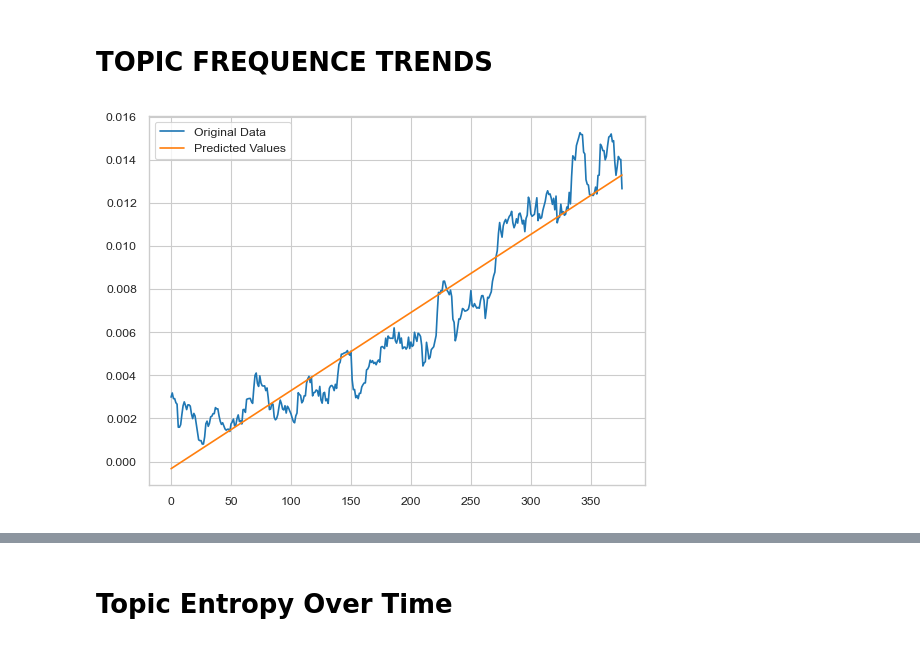
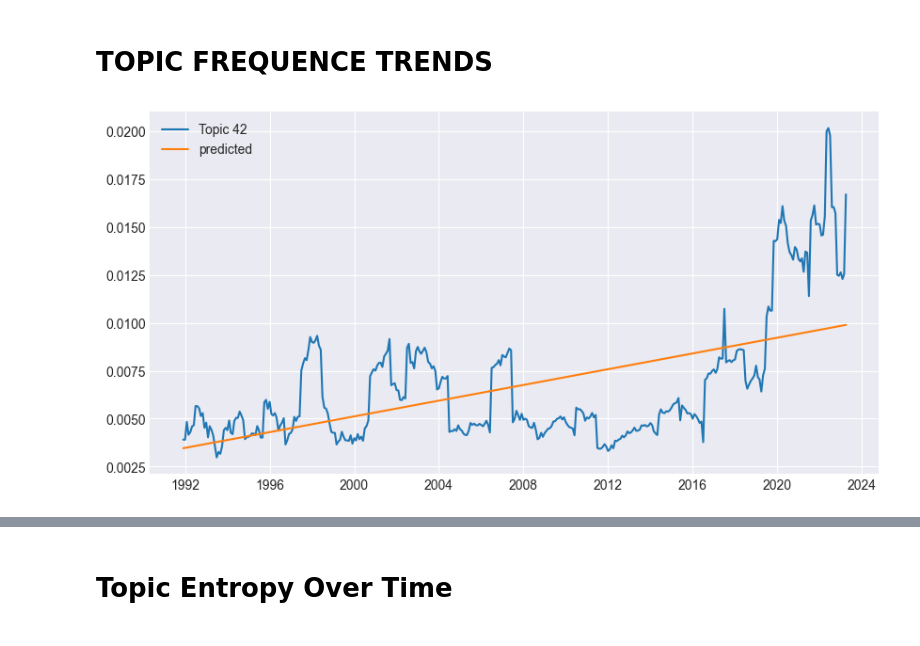
Before and after one commit to vitorbborges/monografia-PET22, a Jupyter notebook: Topic Trends.ipynb, the cells around one changed output, grey strips where cells are left out. Drawn from its saved outputs; the diff is of its cells as text; code cells hidden in the pictures.

```diff
--- a/Topic Trends.ipynb
+++ b/Topic Trends.ipynb
@@ -4,17 +4,20 @@ warnings.filterwarnings("ignore")
 
 from gensim.models import ldamodel
 
-from datetime import datetime
+from datetime import datetime, timedelta
 import numpy as np
 import pandas as pd
 from tqdm import tqdm
 from scipy.stats import entropy
+import ruptures as rpt
 
 import statsmodels.api as sm
 import matplotlib.pyplot as plt
 import seaborn as sns
 %matplotlib inline
-sns.set_style('whitegrid')
-sns.set_context('paper')
+plt.tight_layout()
+plt.style.use('seaborn-v0_8-darkgrid')
+
+plt.rcParams['figure.figsize'] = (10, 5)
 
 from utils import dataset, load_bow
@@ -56,5 +48,5 @@ def get_topics(bow):
     return model.get_document_topics(model.id2word.doc2bow(bow), minimum_probability=0)
 venues['LDA Distribution'] = venues['Abstract Lemmatized'].apply(lambda x: get_topics(x))
 # %%
-df = venues[['Date', 'LDA Distribution']]
+df = venues[['Date', 'Venue', 'LDA Distribution']]
 date_dict = {pd.Timestamp(i): (df['Date'][df['Date'] == i].index[0], df['Date'][df['Date'] == i].index[-1]) for i in df['Date'].unique()}
@@ -63,19 +76,24 @@ date_dict = {pd.Timestamp(i): (df['Date'][df['Date'] == i].index[0], df['Date'][
 # %%
 for K in range(60):
     df[f'Topic {K}'] = df['LDA Distribution'].apply(lambda x: x[K][1] if K in [y[0] for y in x] else 0)
+# %%
+data = df.groupby('Date').sum()/df.groupby('Date').count()
+data = data.drop(columns=['LDA Distribution', 'Venue'])
+data_norm = data/data.iloc[0]
+# %%
+rolling_data = data.rolling(12).mean().dropna()
+rolling_data_norm = rolling_data/rolling_data.iloc[0]
 # %%
-K = 44
+K = 42
 
-data = list(((df.groupby('Date')[f'Topic {K}'].sum()/df.groupby('Date')[f'Topic {K}'].count())).rolling(12).mean().dropna())
-time = np.arange(len(data)).reshape(-1, 1)
+vals = pd.DataFrame(rolling_data[f'Topic {K}'])
+time = np.arange(len(vals)).reshape(-1, 1)
+time = sm.add_constant(time)
+results = sm.OLS(vals, time).fit()
+vals['predicted'] = results.predict(time)
 
-time = sm.add_constant(time)
-results = sm.OLS(data, time).fit()
-predicted = results.predict(time)
-
-plt.plot(data, label="Original Data")
-plt.plot(predicted, label="Predicted Values")
-plt.legend()
+plt.plot(vals)
+plt.legend(vals)
 plt.show()
 # %% [output]
-[figure, old version]
+[figure, new version]
```
Also changed, not shown: parts of 26 cells of this notebook, 4 other files.
